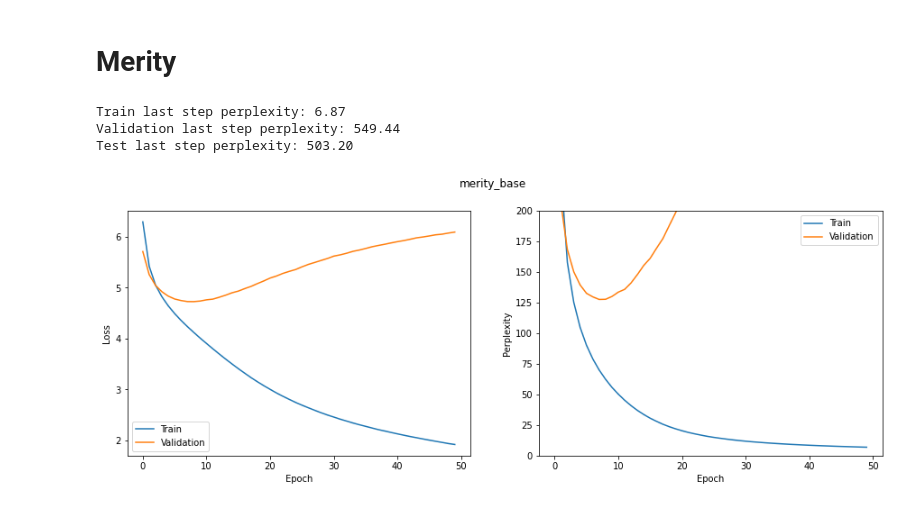
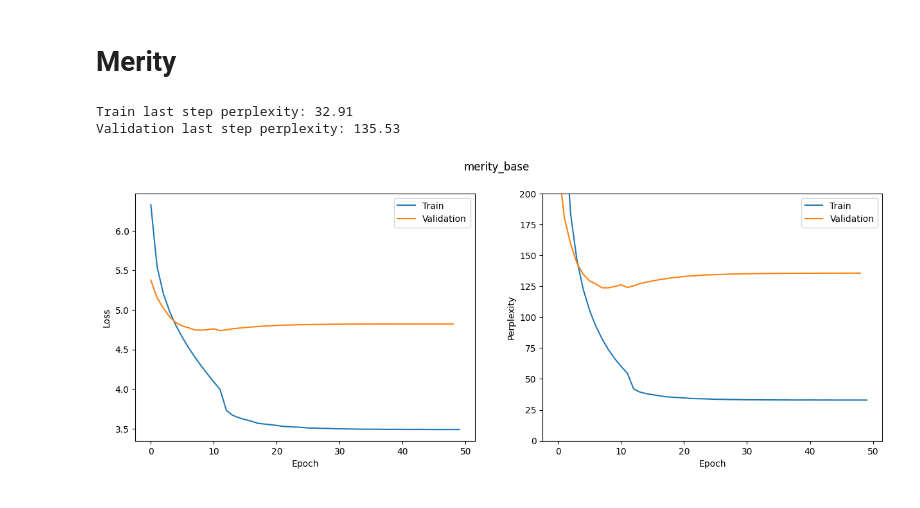
Before and after one commit to filippodaniotti/NLU-UniTN-2022, a Jupyter notebook: project/notebooks/training_logs.ipynb, the cells around one changed output. Cells and saved outputs as stored; diff of their text form; code cells hidden in the pictures.

```diff
--- a/project/notebooks/training_logs.ipynb
+++ b/project/notebooks/training_logs.ipynb
@@ -139,9 +88,8 @@ Test last step perplexity: 293.61
 # %% [markdown]
 # Merity
 # %%
-plot_loss_ppl(6)
+plot_loss_ppl(10)
 # %% [output]
-Train last step perplexity: 6.87
-Validation last step perplexity: 549.44
-Test last step perplexity: 503.20
+Train last step perplexity: 32.91
+Validation last step perplexity: 135.53
-[figure, old version]
+[figure, new version]
```
Also changed, not shown: parts of 21 cells of this notebook, 10 other files.
